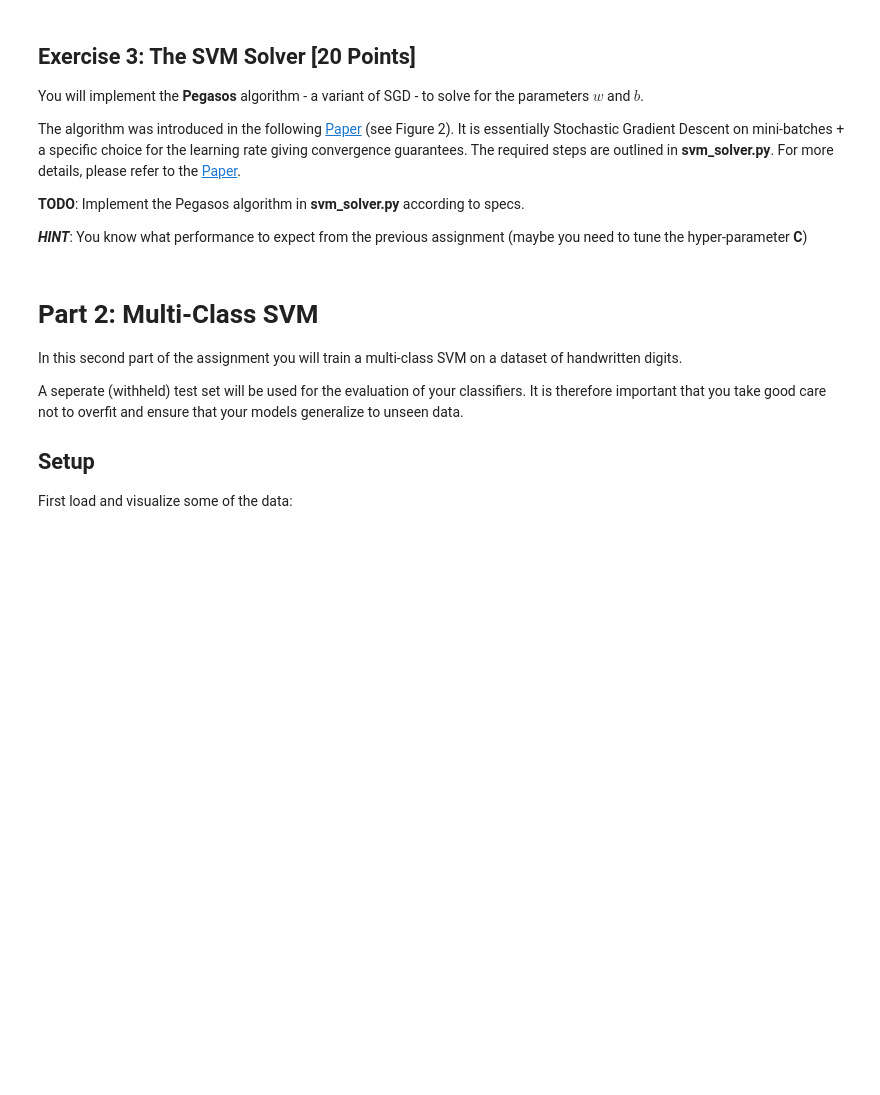
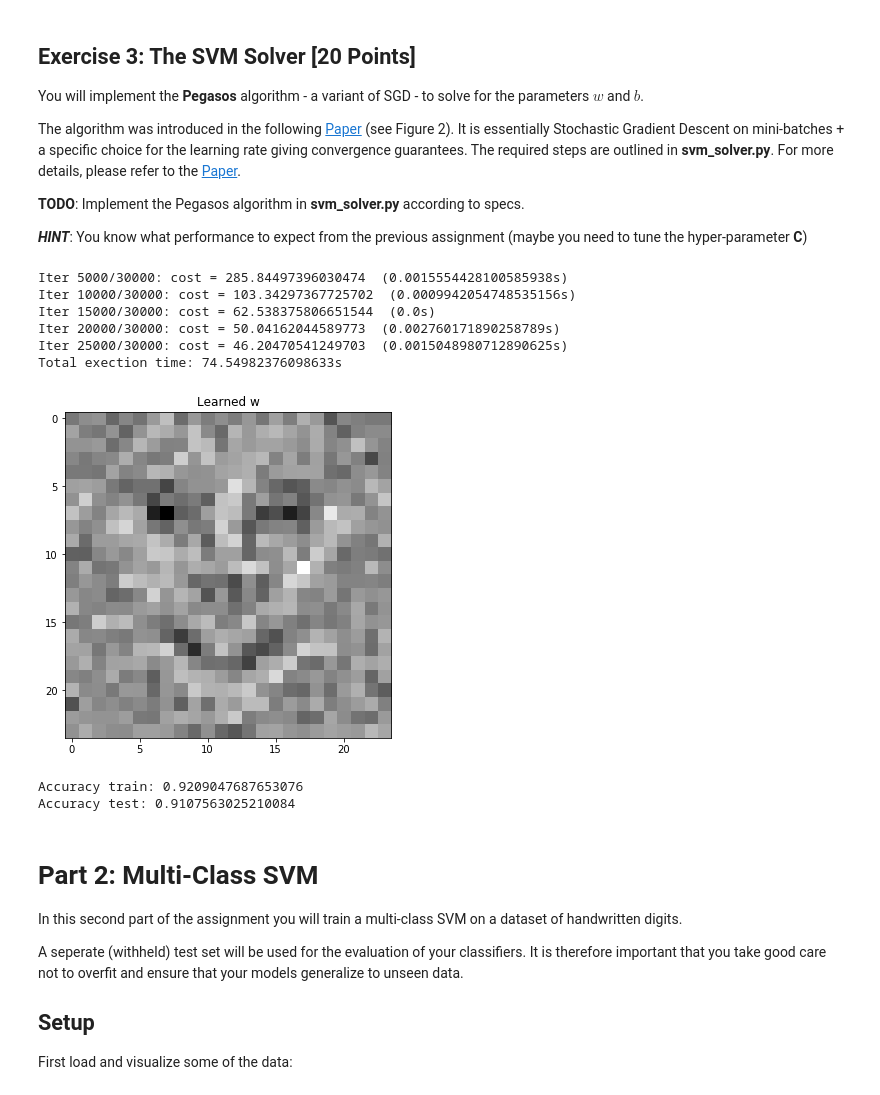
Before and after one commit to CaroDur/MachineLearning, a Jupyter notebook: Assignment02/Assignment2.ipynb, the cells around one changed output. Drawn from its saved outputs; the diff is of its cells as text; code cells hidden in the pictures; blank space fills up the shorter version.

```diff
--- a/Assignment02/Assignment2.ipynb
+++ b/Assignment02/Assignment2.ipynb
@@ -135,24 +135,34 @@ The algorithm was introduced in the following [Paper](http://ttic.uchicago.edu/~
 # %%
 # We'll meausure the execution time
 start = time.time()
 
-C = 3.0
+C = 30.0
 w, b = svm_solver(X_train, y_train, C, num_iter=30000, num_per_batch=64)
 
 exec_time = time.time()-start
 print('Total exection time: {}s'.format(exec_time))
 
 # We can have a look at what theta has learned to recognise as "face"
 plt.imshow(np.reshape(w, [24, 24], order='F'))
 plt.title('Learned w')
 plt.show()
 
 # Make predictions
 preds_train = np.ones_like(y_train) - 2 * (np.dot(X_train, w) + b < 0)
 preds_test = np.ones_like(y_test) - 2 * (np.dot(X_test, w) + b < 0)
 
 print('Accuracy train: {}'.format(np.mean(preds_train == y_train)))
 print('Accuracy test: {}'.format(np.mean(preds_test == y_test)))
+# %% [output]
+Iter 5000/30000: cost = 285.84497396030474  (0.0015554428100585938s)
+Iter 10000/30000: cost = 103.34297367725702  (0.0009942054748535156s)
+Iter 15000/30000: cost = 62.538375806651544  (0.0s)
+Iter 20000/30000: cost = 50.04162044589773  (0.002760171890258789s)
+Iter 25000/30000: cost = 46.20470541249703  (0.0015048980712890625s)
+Total exection time: 74.54982376098633s
+[figure, added]
+Accuracy train: 0.9209047687653076
+Accuracy test: 0.9107563025210084
 # %% [markdown]
 # Part 2: Multi-Class SVM
 
```
Also changed, not shown: parts of 2 cells of this notebook, 2 other files.
